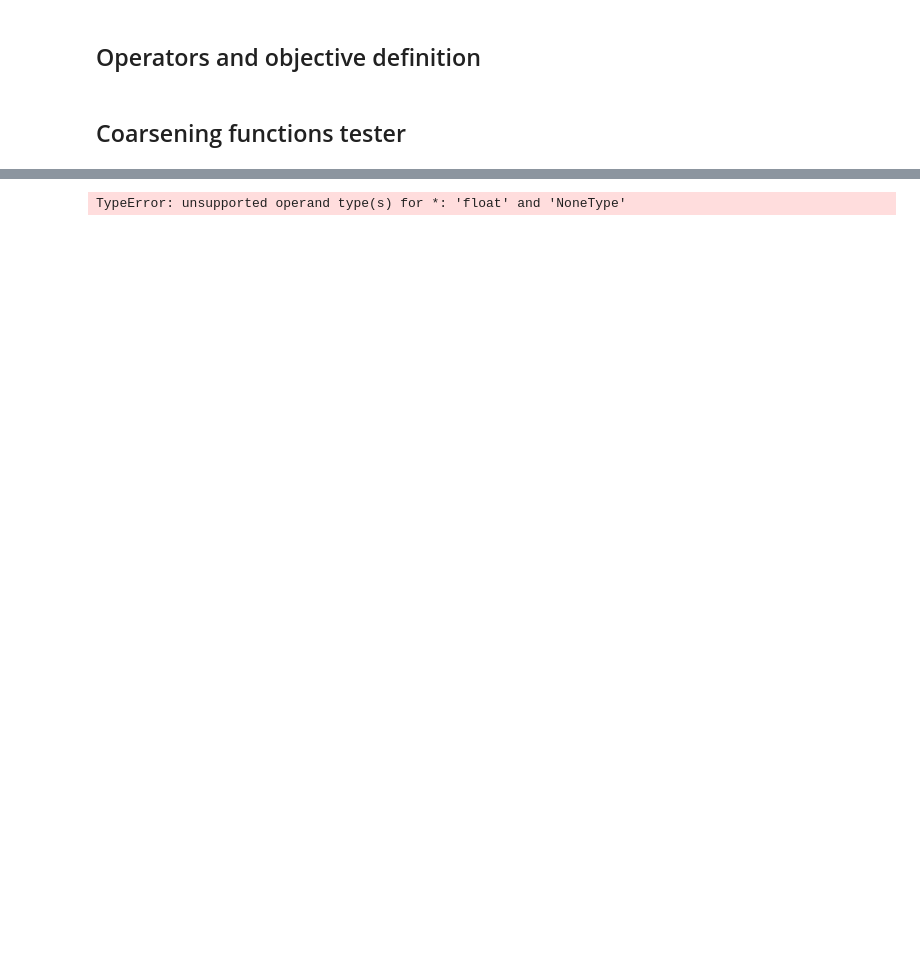
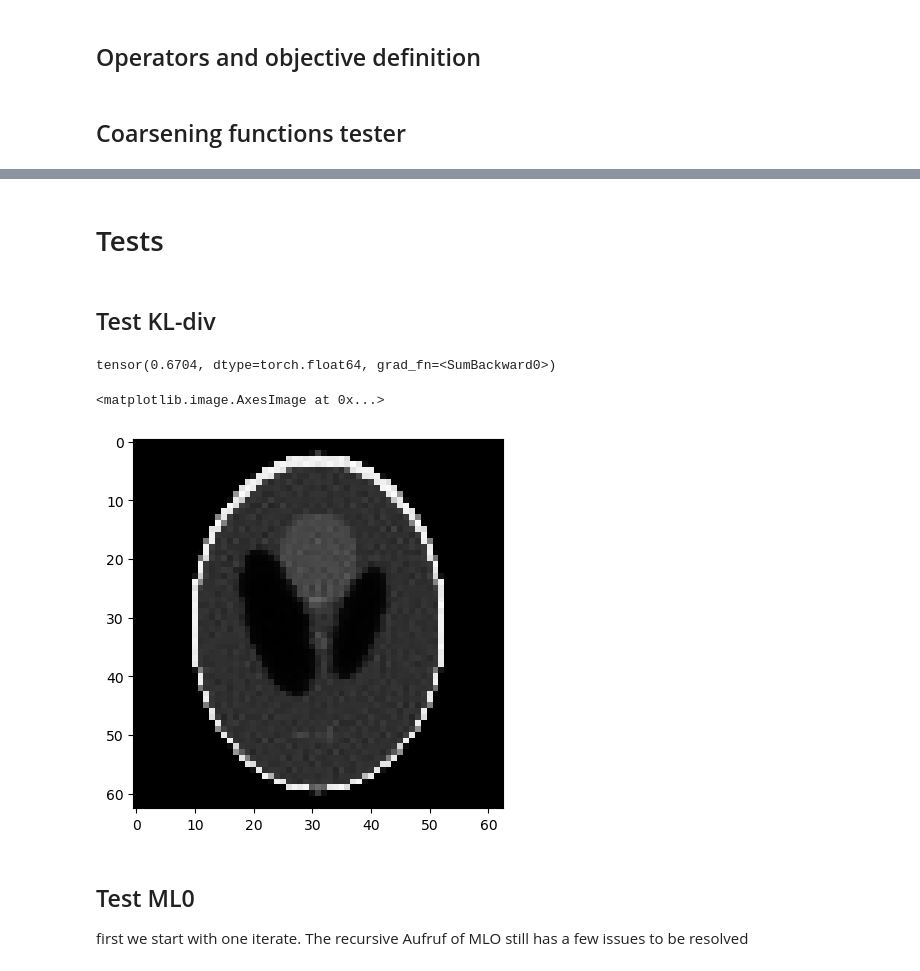
Before and after one commit to yaraelshiaty/MLBPGD, a Jupyter notebook: test_ML.ipynb, the cells around one changed output, grey strips where cells are left out. Saved outputs shown, nothing was run; the diff lists cells and outputs as text; code cells hidden in the pictures; blank space fills up the shorter version.

Commit message:
running MLO function for one iteration of it, fixed KL and SMART implementation,

```diff
--- a/test_ML.ipynb
+++ b/test_ML.ipynb
@@ -120,7 +117,29 @@ def MLO(fh, y, l=0):
 
     return y
+# %% [markdown]
+# Tests
+# %%
+tau = 1/A[0].sumnorm()
+
+y0 = torch.ones(N, N)*0.5
+y0.requires_grad = True
+# %% [markdown]
+## Test KL-div
+# %%
+y = y0
+for i in range(200):
+    y.retain_grad()
+    y = fcts.SMART(fh, y, tau)
+print(fh(y))
+# %% [output]
+tensor(0.6704, dtype=torch.float64, grad_fn=<SumBackward0>)
+# %%
+plt.imshow(y.detach().numpy(), cmap = 'gray')
+# %% [output]
+<matplotlib.image.AxesImage at 0x...>
+[figure, added]
+# %% [markdown]
+## Test ML0
+first we start with one iterate. The recursive Aufruf of MLO still has a few issues to be resolved
 # %%
-tau = 0.2
-MLO(fh, y0)
+y1 = MLO(fh, y0)
-# %% [output]
-TypeError: unsupported operand type(s) for *: 'float' and 'NoneType'
```
Also changed, not shown: parts of 11 cells of this notebook, 3 other files.
